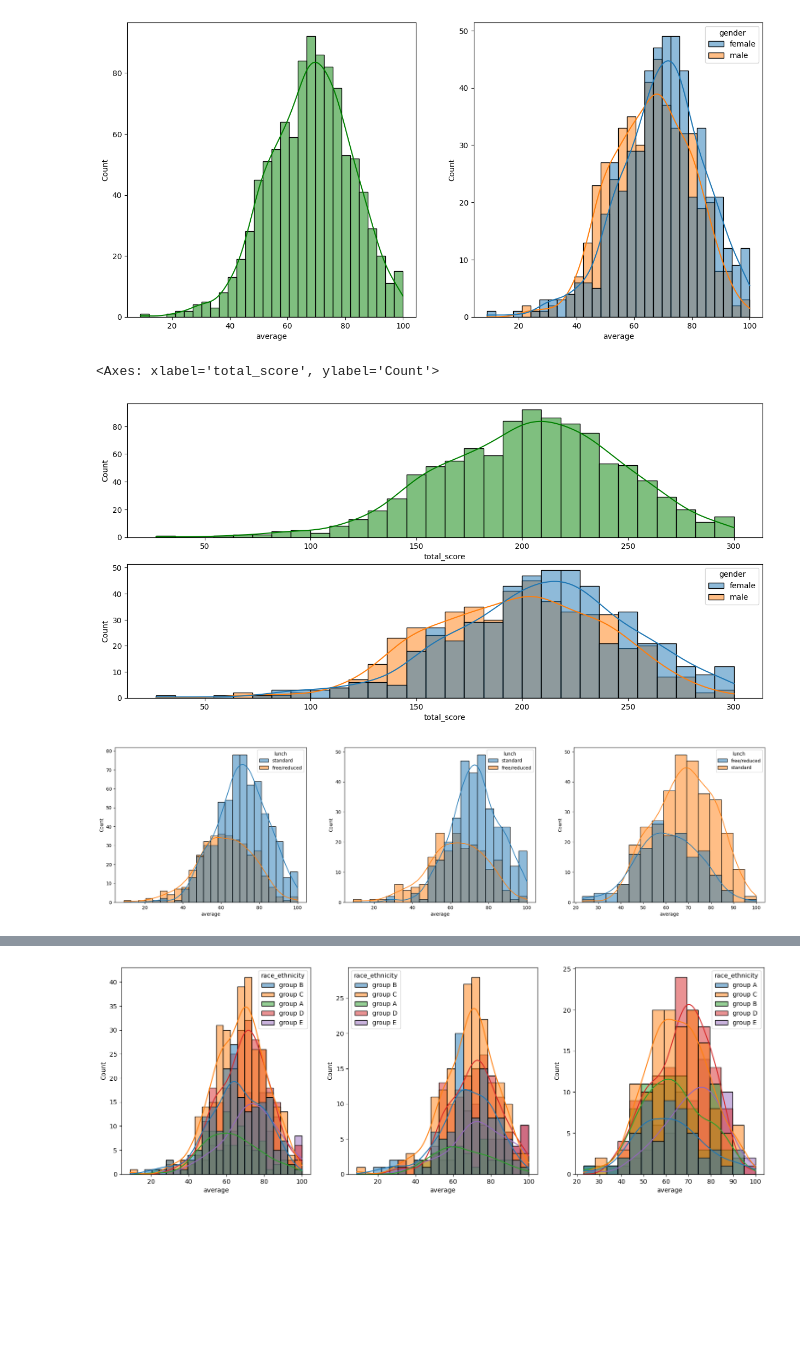
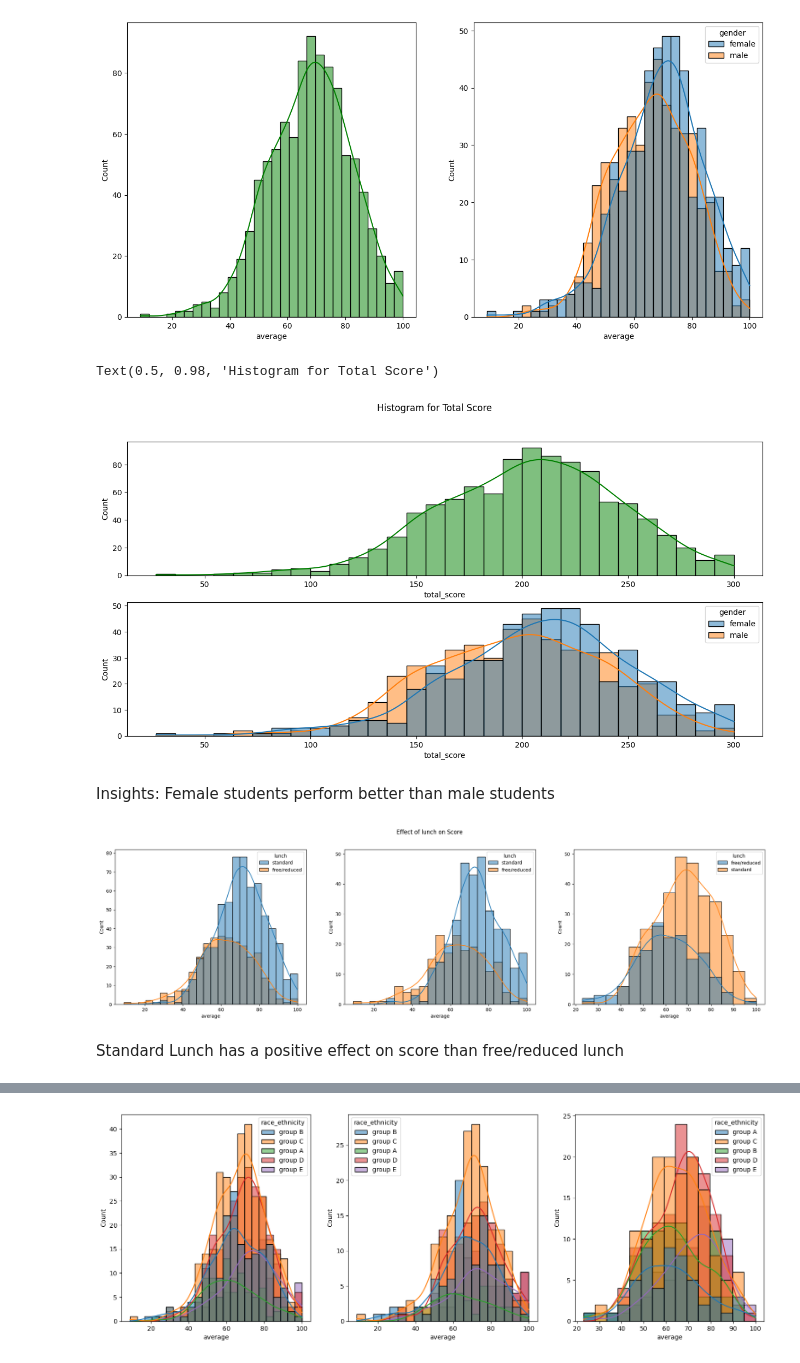
Before and after one commit to sejalnimkar/DS-project, a Jupyter notebook: notebook/EDA.ipynb, the cells around one changed output, grey strips where cells are left out. Cells and saved outputs as stored; diff of their text form; code cells hidden in the pictures; blank space fills up the shorter version.

```diff
--- a/notebook/EDA.ipynb
+++ b/notebook/EDA.ipynb
@@ -138,13 +182,16 @@ plt.show()
 # %%
 fig,axs=plt.subplots(2,1,figsize=(15,7))
 # plt.subplot(1,2,1)
 sns.histplot(data=df,x='total_score',bins=30,kde=True,color='g',ax=axs[0])
 
 # plt.subplot(1,2,2)
 sns.histplot(data=df, x='total_score',bins=30,kde=True,hue='gender',ax=axs[1])
+fig.suptitle("Histogram for Total Score")
 # %% [output]
-<Axes: xlabel='total_score', ylabel='Count'>
+Text(0.5, 0.98, 'Histogram for Total Score')
-[figure, old version]
+[figure, new version]
+# %% [markdown]
+Insights: Female students perform better than male students
 # %%
 plt.subplots(1,3,figsize=(25,6))
 
@@ -157,9 +204,12 @@ sns.histplot(data=df[df.gender=='female'],x='average',kde=True,hue='lunch')
 plt.subplot(1,3,3)
 sns.histplot(data=df[df.gender=='male'],x='average',kde=True,hue='lunch')
 
+plt.suptitle("Effect of lunch on Score")
 plt.show()
 # %% [output]
-[figure, old version]
+[figure, new version]
+# %% [markdown]
+Standard Lunch has a positive effect on score than free/reduced lunch
 # %%
 plt.subplots(1,3,figsize=(25,6))
 plt.subplot(141)
```
Also changed, not shown: parts of 28 cells of this notebook, 1 other file.
